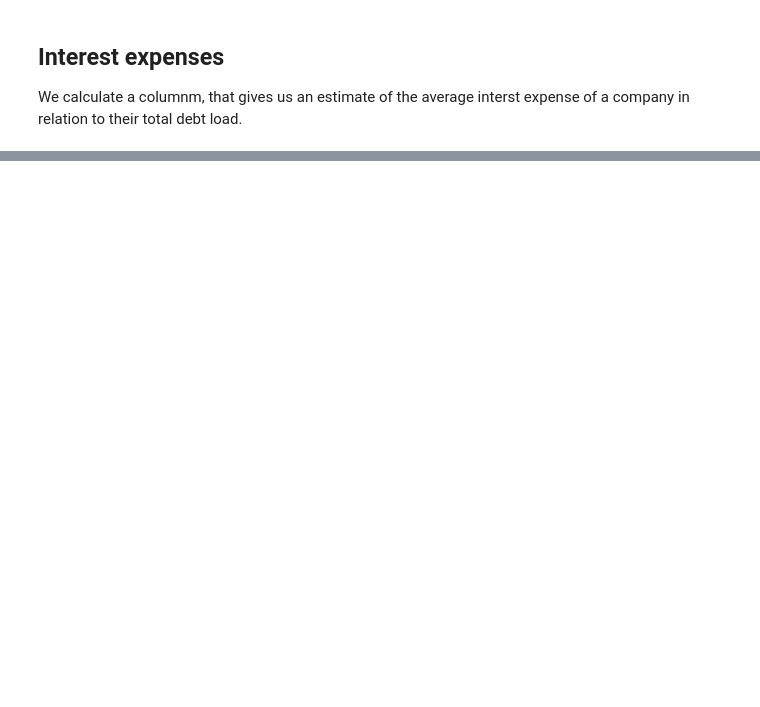
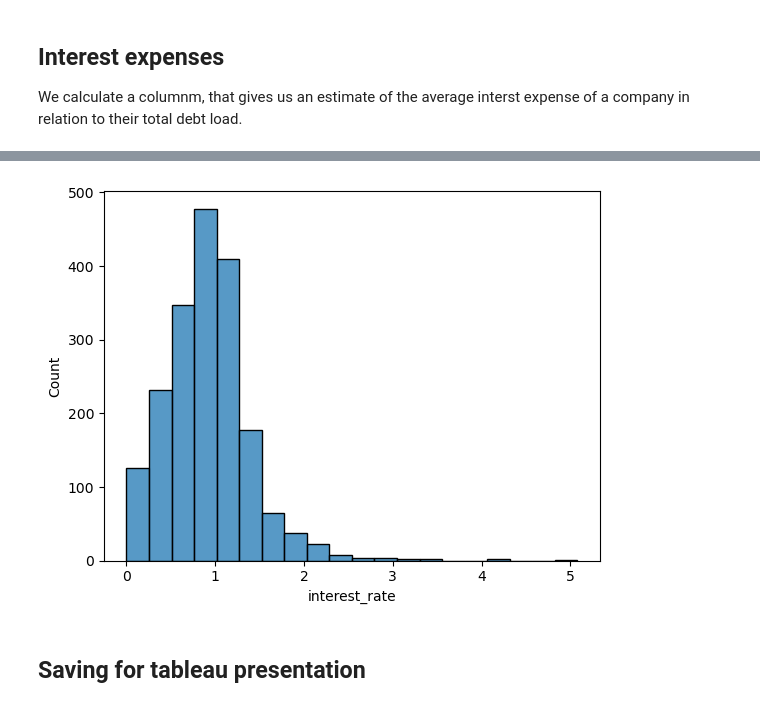
Before and after one commit to GiancarloSanna/Credit_Rating_Project, a Jupyter notebook: 6.0 Descriptive analysis.ipynb, the cells around one changed output, grey strips where cells are left out. Saved outputs shown, nothing was run; the diff lists cells and outputs as text; code cells hidden in the pictures; blank space fills up the shorter version.

Commit message:
Added Presentation

```diff
--- a/6.0 Descriptive analysis.ipynb
+++ b/6.0 Descriptive analysis.ipynb
@@ -166,0 +204,6 @@ sns.histplot(data=main_df[main_df['interest_rate']!= 0]['interest_rate'], bins =
+# %%
+# For companies without investment grade
+sns.histplot(data=main_df[ (main_df['interest_rate'] > 0) & (main_df['Rating_numbered'] > 22)]['interest_rate'], bins = 20)
+plt.show()
+# %% [output]
+[figure, added]
@@ -166,0 +212,2 @@ sns.histplot(data=main_df[main_df['interest_rate']!= 0]['interest_rate'], bins =
+# %% [markdown]
+## Saving for tableau presentation
```
Also changed, not shown: parts of 17 cells of this notebook, 2 other files.
